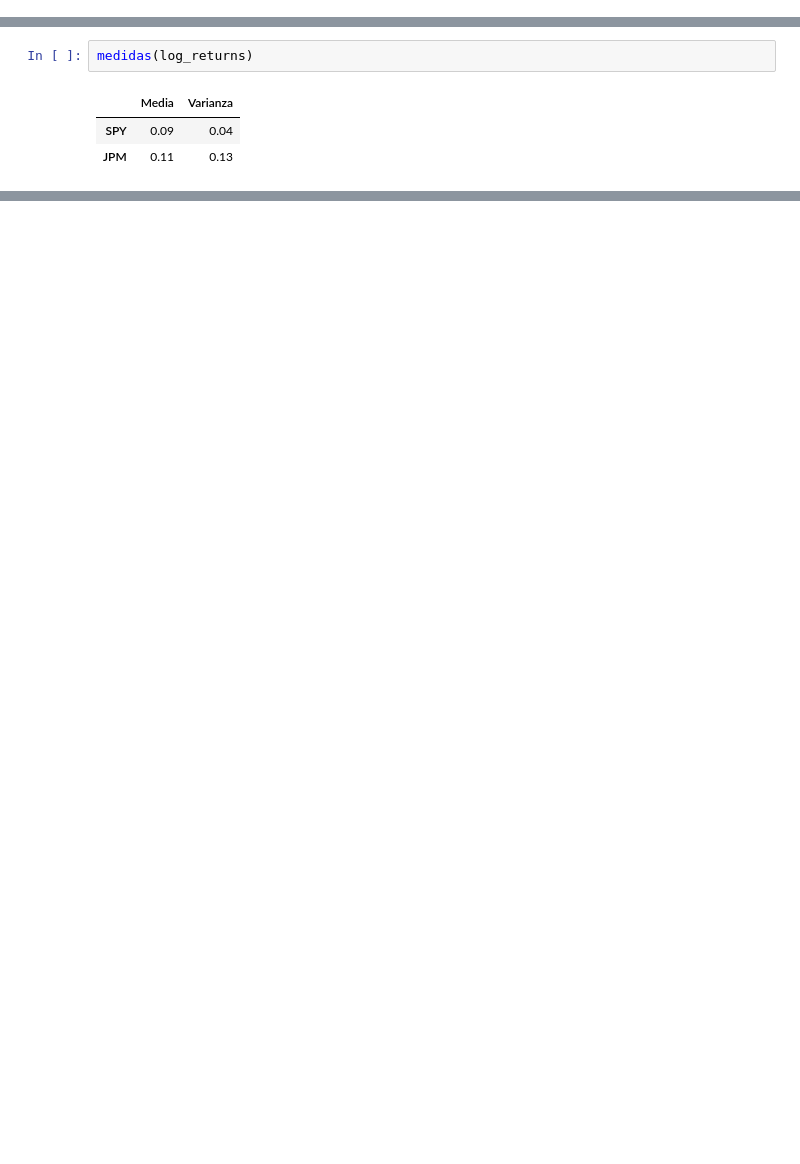
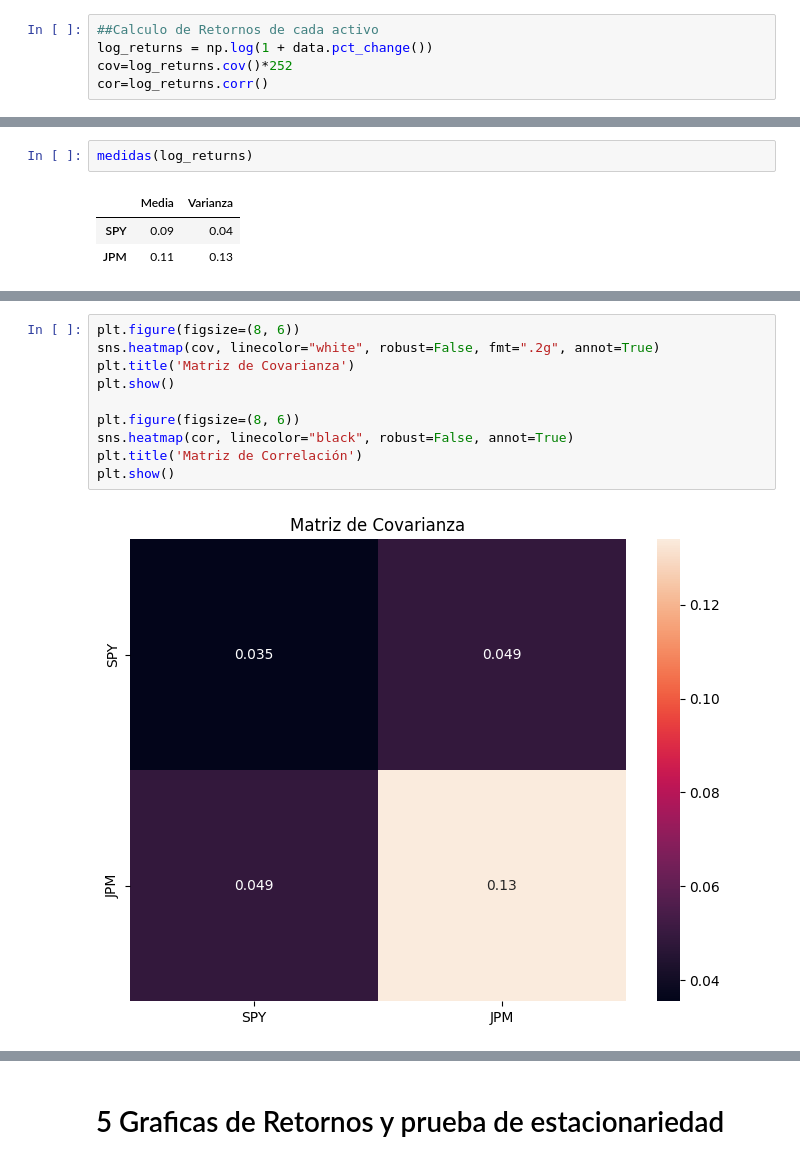
Before and after one commit to Egeekle/CAPM_Finance, a Jupyter notebook: tarea.ipynb, the cells around one changed output, grey strips where cells are left out. Cells and saved outputs as stored; diff of their text form; blank space fills up the shorter version.

```diff
--- a/tarea.ipynb
+++ b/tarea.ipynb
@@ -100,3 +97,8 @@ plt.show()
+# %%
+##Calculo de Retornos de cada activo
+log_returns = np.log(1 + data.pct_change())
+cov=log_returns.cov()*252
+cor=log_returns.corr()
 # %%
 display(log_returns)
 # %% [output]
@@ -140,0 +140,12 @@ Falta escribir las respuestas
+# %%
+plt.figure(figsize=(8, 6))
+sns.heatmap(cov, linecolor="white", robust=False, fmt=".2g", annot=True)
+plt.title('Matriz de Covarianza')
+plt.show()
+
+plt.figure(figsize=(8, 6))
+sns.heatmap(cor, linecolor="black", robust=False, annot=True)
+plt.title('Matriz de Correlación')
+plt.show()
+# %% [output]
+[figure, added]
@@ -140,0 +153,2 @@ Falta escribir las respuestas
+# %% [markdown]
+# 5 Graficas de Retornos y prueba de estacionariedad
```
Also changed, not shown: parts of 24 cells of this notebook.
